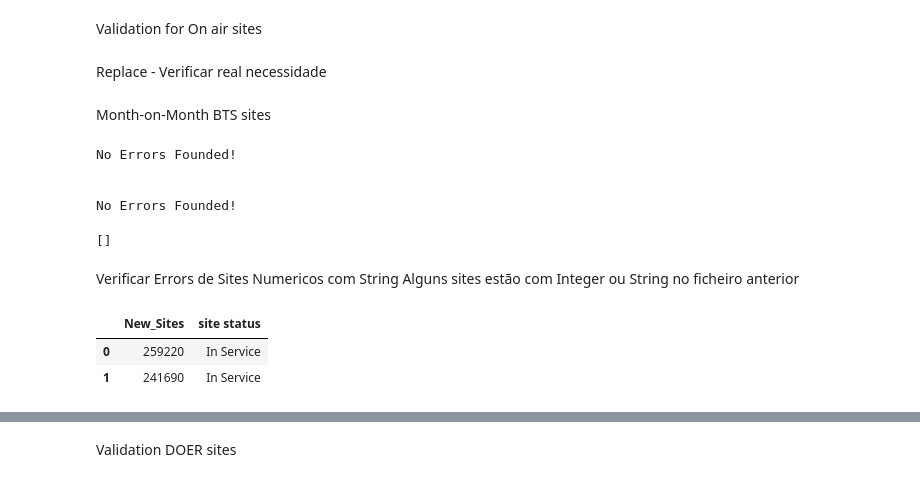
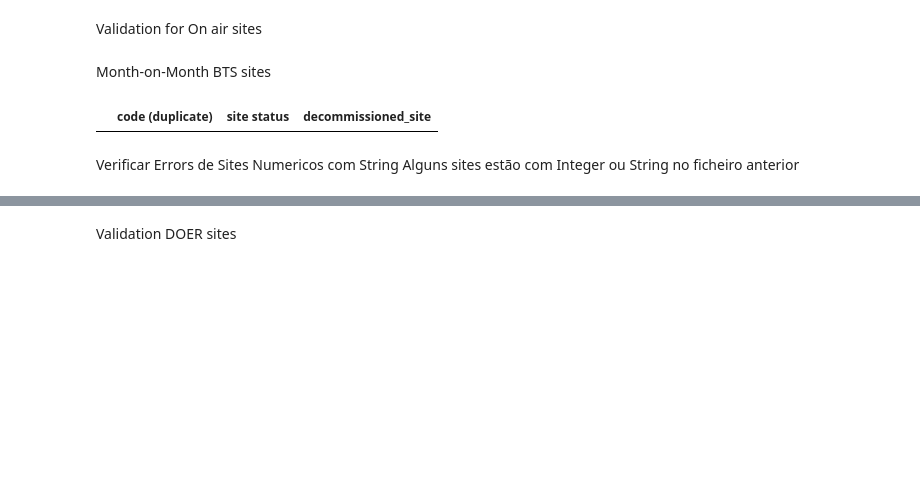
Before and after one commit to emerenan/xlsx_validation, a Jupyter notebook: cz_validation.ipynb, the cells around one changed output, grey strips where cells are left out. Saved outputs shown, nothing was run; the diff lists cells and outputs as text; code cells hidden in the pictures; blank space fills up the shorter version.

```diff
--- a/cz_validation.ipynb
+++ b/cz_validation.ipynb
@@ -1159,8 +61,7 @@ def read_files(path, sheetname, n_skiprows, n_skip_columns, site_index, cols_num
     def date_parser(df, columns,format, type_date):
         for column in columns:
             if format == 'mix':
-                df[column] = [date_obj.strftime(type_date) if not pd.isnull(date_obj) \
-                            and not isinstance(date_obj, str) else date_obj for date_obj in df[column]]
+                df[column] = [date_obj.strftime(type_date) if not pd.isnull(date_obj) and not isinstance(date_obj, str) else '' for date_obj in df[column]]
                 df[column] = df[column].astype(str)
             else:
                 df[column] = [date_obj.strftime(type_date) if not pd.isnull(date_obj) else '' for date_obj in df[column]]
@@ -1181,7 +82,7 @@ def read_files(path, sheetname, n_skiprows, n_skip_columns, site_index, cols_num
     return df
 
 path_towerdb = '/content/TowerDB_FY21-06 June-Skylon VF CZ_v1.xlsx'
-towerdb_col = ["Code (Duplicate)","Site Status","VF - In scope / out of scope (Generalised scoping)","Site in Skylon scope Actual (From Site List Sheet )",\
+towerdb_col = lower_str(["Code (Duplicate)","Site Status","VF - In scope / out of scope (Generalised scoping)","Site in Skylon scope Actual (From Site List Sheet )",\
                "Legacy Site Code(Duplicate)","TIMS Site Code","Legacy Site Code","Site Name","Macro Region","Province","Municipality","Inhabitants","Address",\
                "Ground Register","Altitude","Latitude","Longitude","Categorization by Inhabitants","Categorization by Transmission Sys",\
                "Categorization by Site Type","Categorization by Transmission Sys (subcluster)","Other internal Categorization 1 (Identify ACQ Sites)",\
@@ -1203,8 +104,8 @@ towerdb_col = ["Code (Duplicate)","Site Status","VF - In scope / out of scope (G
                "Room Configuration","Power Supply","Air Conditioning","Active Sharing Arrangements involving the Operator","VF-CZ Demerger phase",\
                "EVO Location [FAR Site ID] ","Billing Trigger date ","Strategic_Site_Bucket","Critical Site Bucket","Subsequent_Sharing_Arrangement",\
                "First_Active_Sharing_Deployment_Type","First_Active_Sharing_Start_Date","First_Active_Sharing_End_Date","Decommissioned_Site","Wip_Site",\
-               "Bts_Site","Transfer_Date_Of_Consent_Required_Sites","Sites_As_Metered_Estimated","Date_Of_Equipment_Removal"]
-towerdb_col = lower_str(towerdb_col)
+               "Bts_Site","Transfer_Date_Of_Consent_Required_Sites","Sites_As_Metered_Estimated","Date_Of_Equipment_Removal"])
+
 dates = ['Billing Trigger date ', "Infrastructure ready (existing)/ to be ready (new)", "Infrastructure to be dismantled by",\
          'First_Active_Sharing_Start_Date','First_Active_Sharing_End_Date', 'Transfer_Date_Of_Consent_Required_Sites',\
          'Date_Of_Equipment_Removal']
@@ -1222,8 +123,16 @@ towerdb = towerdb[towerdb_col]
 
 path_msa = '/content/TowerDB_CzechRepublic_20210731 (3).csv'
 msa = pd.read_csv(path_msa,encoding='ISO-8859-1').fillna('')
-msa_cols = lower_str(list(msa.columns))
-msa.columns = msa_cols
+msa.columns = lower_str(list(msa.columns))
+msa = msa.rename(columns={'ï»¿code (duplicate)': 'code (duplicate)',
+                          'tenant (name/id) mno1 (ä\x8ceskã¡ telekomunikaä\x8dnã\xad infrastruktura a.s.)': 'tenant (name/id) mno1 (česká telekomunikační infrastruktura a.s.)'})
+msa_cols = list(msa.columns)
+
+def check_columns_received(df, bill_cols):
+    twdb_col = lower_str(list(df.columns))
+    col_miss = [i for i in bill_cols if i not in twdb_col]
+    df_col_missing = pd.DataFrame(col_miss, columns=['Column(s) Missing'], index=range(len(col_miss)))
+    return df_col_missing
 
 """Check columns received"""
 df_cols = check_columns_received(towerdb, msa_cols)
@@ -1451,4 +358,2 @@ df_pick_actives_errors = check_picklist(tw_in_service, tw_index, tw_status, dic_
 df_pick_actives_errors
 #Erros em varias colunas
-# %% [markdown]
-Replace - Verificar real necessidade
@@ -1488,33 +362,25 @@ Month-on-Month BTS sites
 # %%
 def check_mom_bts(df_tw, tw_index,status_col, tw_col, df_msa, msa_index, msa_col):
 
-    #c = country
-    msa_bts = df_msa[df_msa[msa_col]=='Yes']
-    msa_bts_sites = [i for i in msa_bts[msa_index]]
+    msa_bts = [i for i in df_msa[df_msa[msa_col]=='Yes'][msa_index]]
 
-    tw_bts = df_tw[df_tw[tw_col]=='Yes']
-    tw_bts_sites = [i for i in tw_bts[tw_index]]
+    tw_bts = [i for i in df_tw[df_tw[tw_col]=='Yes'][tw_index]]
 
-    out_tower_bts = [i for i in msa_bts_sites if i not in tw_bts_sites]
-    filtered = tw_bts[tw_bts[tw_index].isin(out_tower_bts)]
-    if not filtered.empty:
-        return filtered[[tw_index,status_col, tw_col]]
-    else:
-        print('\nNo Errors Founded!\n')
+    out_tower_bts = [i for i in msa_bts if i not in tw_bts]
+    filtered = df_tw.loc[df_tw[tw_index].isin(out_tower_bts)]
+
+    return filtered[[tw_index,status_col, tw_col]]
 
 tw_filtered = towerdb[towerdb['site status']=='In Service']
 
 df_mom_bts = check_mom_bts(tw_filtered, tw_index, tw_status, tw_bts, msa, tw_index, tw_bts)
 df_mom_bts
 
-df_mom_decom = check_mom_bts(tw_filtered, tw_index,tw_status, tw_decom, msa, tw_index, tw_decom)
-df_mom_decom
+#df_mom_decom = check_mom_bts(tw_filtered, tw_index,tw_status, tw_decom, msa, tw_index, tw_decom)
+#df_mom_decom
 # No errors in Both
 # %% [output]
-No Errors Founded!
-
-
-No Errors Founded!
+|  | code (duplicate) | site status | decommissioned_site |
 # %%
 #Read UIP File
 uip_names = ['Site_ID', 'BTS site applicable charge (Annual)', 'Commercials for sites beyond 10% cap of critical sites (Annual)']
@@ -1525,10 +391,5 @@ msa_sites = [str(i) for i in msa[tw_index]]
 tw_sites = [str(i) for i in towerdb[tw_index]]
 uip_sites = [str(i) for i in uip['Site_ID']]
-# %%
-l = [i for i in uip_sites if i not in tw_sites]
-l
-# %% [output]
-[]
 # %% [markdown]
 Verificar Errors de Sites Numericos com String
 Alguns sites estão com Integer ou String no ficheiro anterior
@@ -1580,6 +447,0 @@ new_sites, bts_sites_out_uis, df_bts_demerged = check_new_sites(towerdb, tw_inde
-# %%
-new_sites
-# %% [output]
-|  | New_Sites | site status |
-| 0 | 259220 | In Service |
-| 1 | 241690 | In Service |
```
Also changed, not shown: parts of 41 cells of this notebook.
